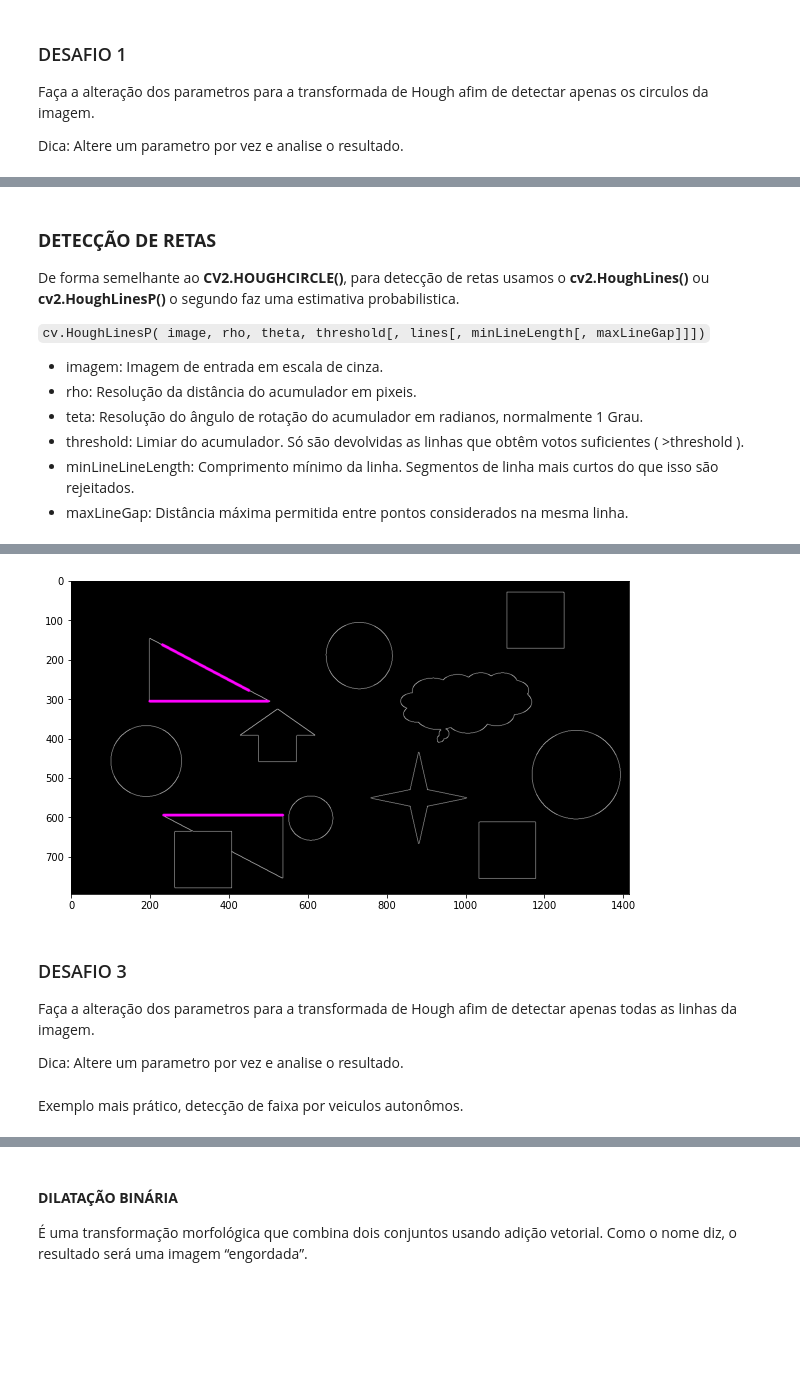
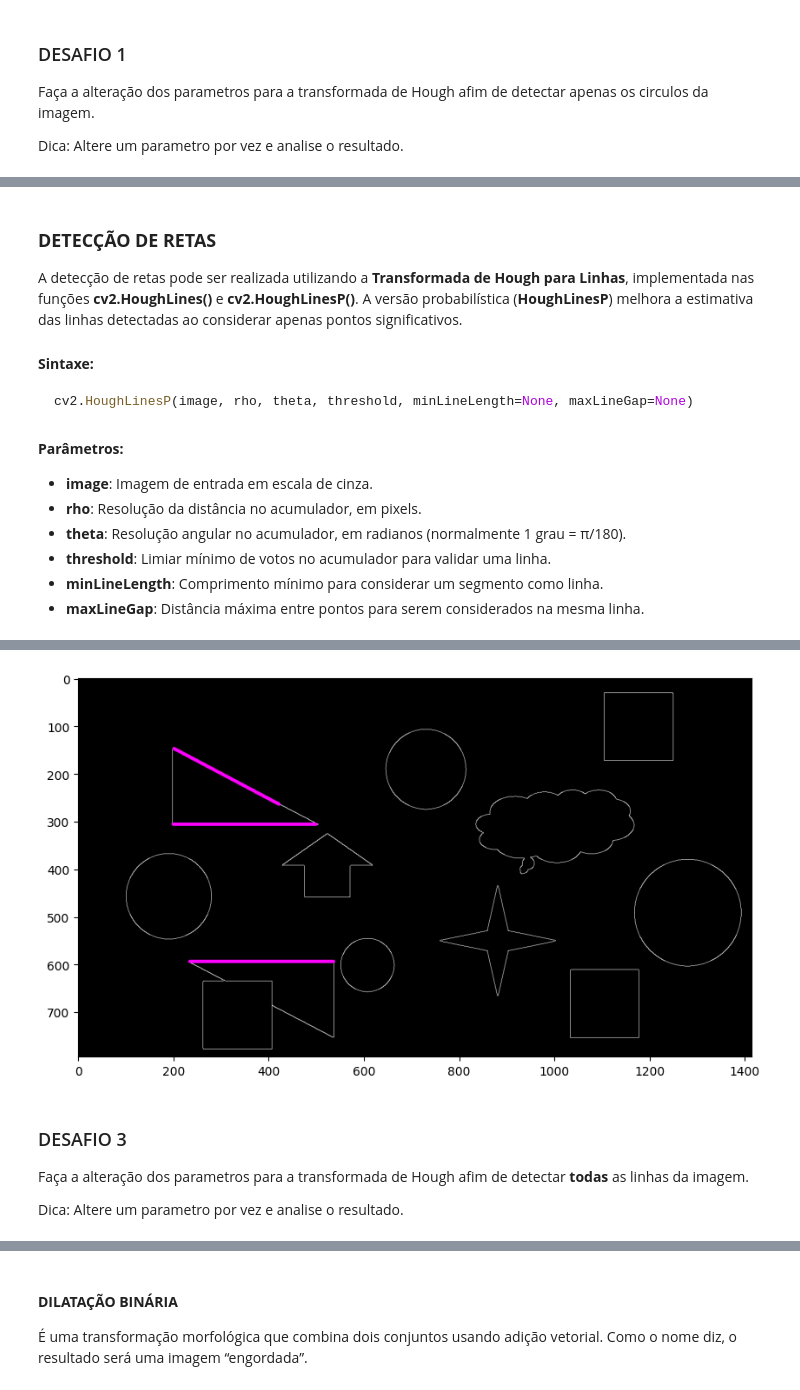
Before and after one commit to arnaldojr/cognitivecomputing, a Jupyter notebook: material/aulas/PDI/lab06/Transformada-Hough-morfologia.ipynb, the cells around one changed output, grey strips where cells are left out. Drawn from its saved outputs; the diff is of its cells as text; code cells hidden in the pictures; blank space fills up the shorter version.

````diff
--- a/material/aulas/PDI/lab06/Transformada-Hough-morfologia.ipynb
+++ b/material/aulas/PDI/lab06/Transformada-Hough-morfologia.ipynb
@@ -146,20 +155,20 @@ Modifique este código para detectar, segmentar e exibir a quantidade de moedas
 # %% [markdown]
 ### **DETECÇÃO DE RETAS**
 
+A detecção de retas pode ser realizada utilizando a **Transformada de Hough para Linhas**, implementada nas funções **cv2.HoughLines()** e **cv2.HoughLinesP()**. A versão probabilística (**HoughLinesP**) melhora a estimativa das linhas detectadas ao considerar apenas pontos significativos.
 
-De forma semelhante ao **CV2.HOUGHCIRCLE()**, para detecção de retas usamos o **cv2.HoughLines()** ou **cv2.HoughLinesP()** o segundo faz uma estimativa probabilistica.
+#### **Sintaxe:**
+```python
+cv2.HoughLinesP(image, rho, theta, threshold, minLineLength=None, maxLineGap=None)
+```
 
-`
-cv.HoughLinesP( image, rho, theta, threshold[, lines[, minLineLength[, maxLineGap]]])
-`
-
-
-- imagem: Imagem de entrada em escala de cinza.
-- rho: Resolução da distância do acumulador em pixeis.
-- teta: Resolução do ângulo de rotação do acumulador em radianos, normalmente 1 Grau.
-- threshold: Limiar do acumulador. Só são devolvidas as linhas que obtêm votos suficientes ( >threshold ).
-- minLineLineLength: Comprimento mínimo da linha. Segmentos de linha mais curtos do que isso são rejeitados.
-- maxLineGap: Distância máxima permitida entre pontos considerados na mesma linha.
+#### **Parâmetros:**
+- **image**: Imagem de entrada em escala de cinza.
+- **rho**: Resolução da distância no acumulador, em pixels.
+- **theta**: Resolução angular no acumulador, em radianos (normalmente 1 grau = π/180).
+- **threshold**: Limiar mínimo de votos no acumulador para validar uma linha.
+- **minLineLength**: Comprimento mínimo para considerar um segmento como linha.
+- **maxLineGap**: Distância máxima entre pontos para serem considerados na mesma linha.
 # %%
 %matplotlib inline
 import cv2
@@ -176,28 +185,28 @@ plt.imshow(img); plt.show()
 [figure]
 # %%
 img_gray = cv2.cvtColor(img, cv2.COLOR_BGR2GRAY)
+
 edges = cv2.Canny(img_gray,50,150)
 
-lines = cv2.HoughLinesP(edges, 1, math.pi/180.0, 100, np.array([]), 180, 5)
+
+lines = cv2.HoughLinesP(edges, 1, np.pi/180, 200, minLineLength=100, maxLineGap=10)
 
 hough_img_rgb = cv2.cvtColor(edges, cv2.COLOR_GRAY2BGR)
 
 for line in lines:
     x1, y1, x2, y2 = line[0]
     cv2.line(hough_img_rgb, (x1, y1), (x2, y2), (255, 0, 255), 5)
 
 
 plt.figure(figsize = (10,10))
 plt.imshow(hough_img_rgb); plt.show()
 # %% [output]
-[figure, old version]
+[figure, new version]
 # %% [markdown]
 ### DESAFIO 3
 
-Faça a alteração dos parametros para a transformada de Hough afim de detectar apenas todas as linhas da imagem.
+Faça a alteração dos parametros para a transformada de Hough afim de detectar **todas** as linhas da imagem.
 
 Dica: Altere um parametro por vez e analise o resultado.
 # %%
 #Implemente seu código
-# %% [markdown]
-Exemplo mais prático, detecção de faixa por veiculos autonômos.
````
Also changed, not shown: parts of 27 cells of this notebook.
